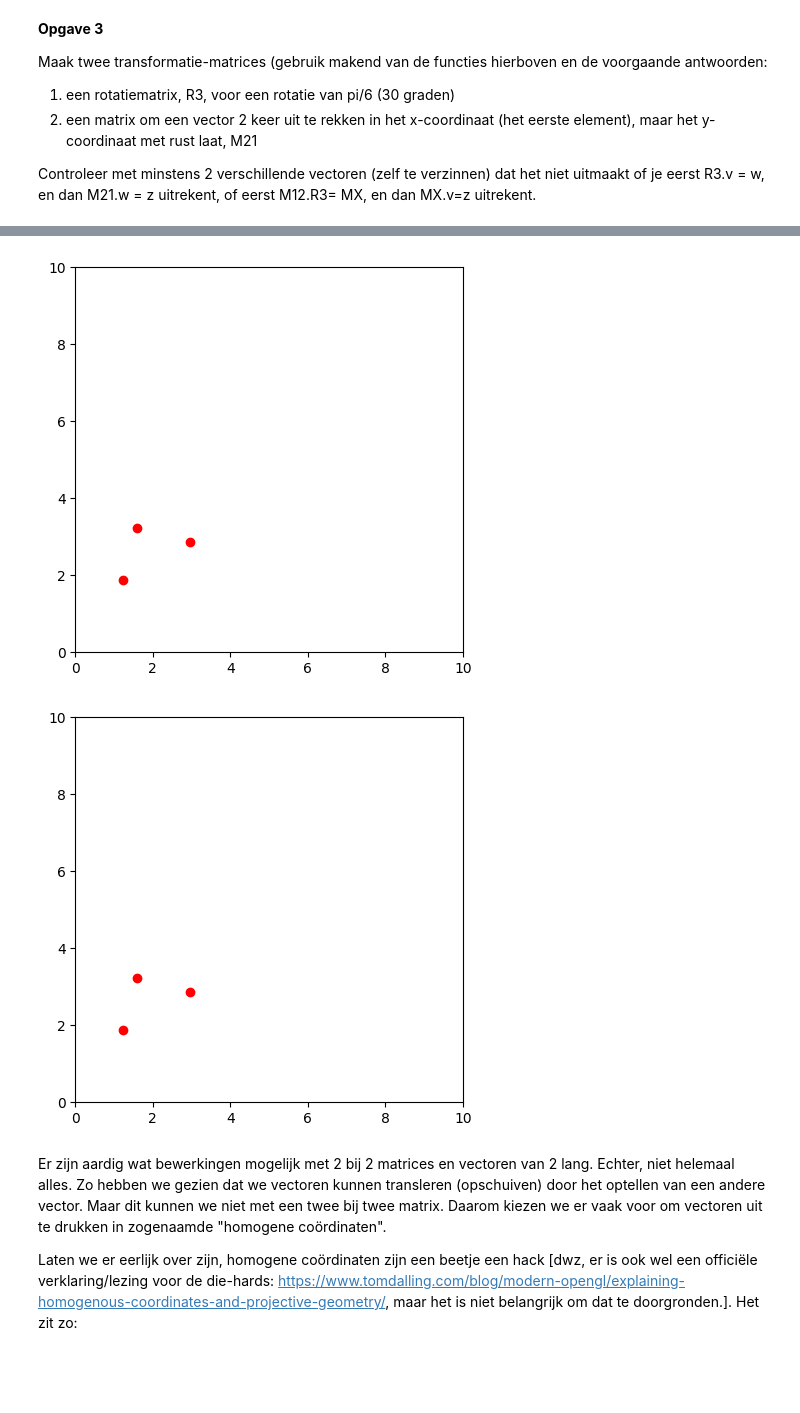
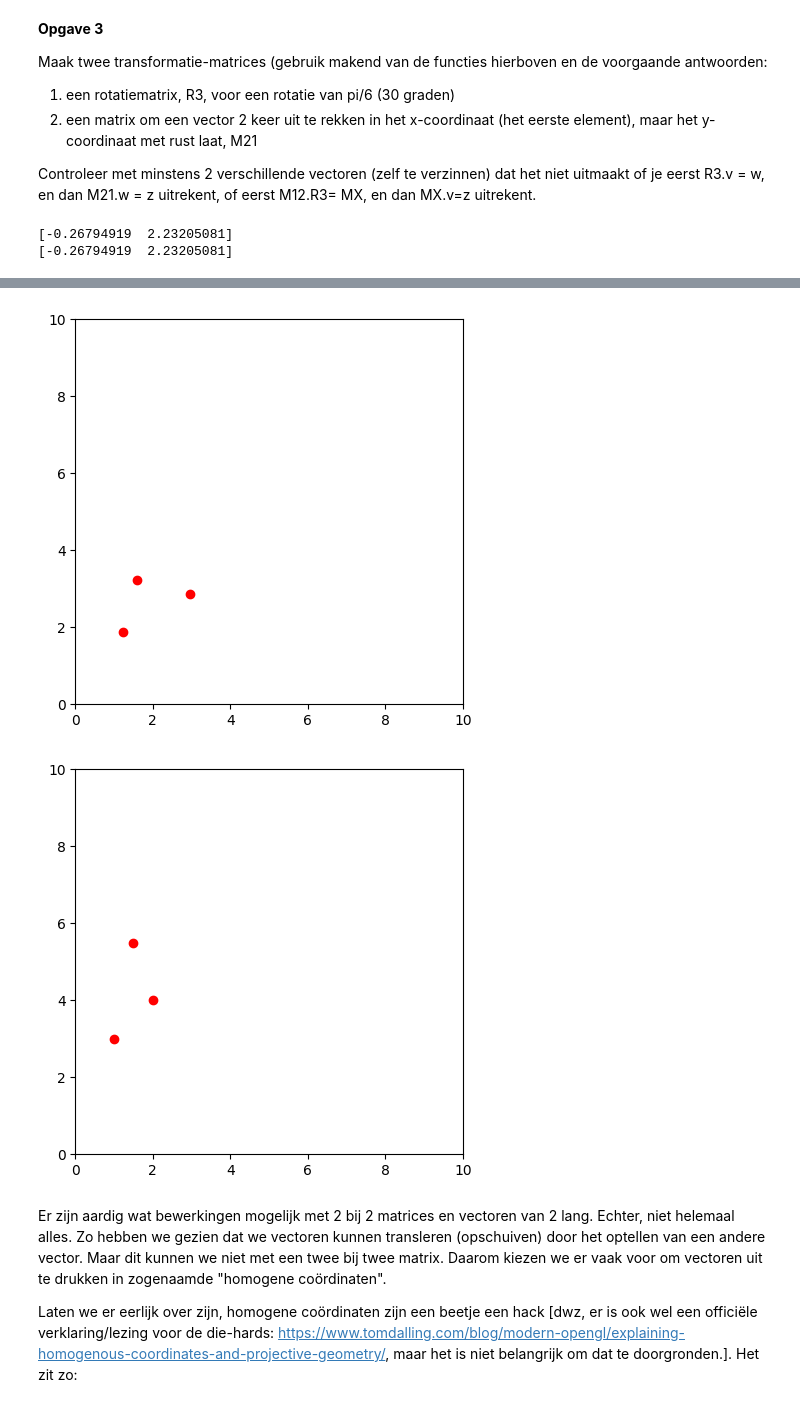
Before and after one commit to SamZand/Vision, a Jupyter notebook: 3 - Mapping en LinAlg/LinAlg Tutorial (2).ipynb, the cells around one changed output, grey strips where cells are left out. Saved outputs shown, nothing was run; the diff lists cells and outputs as text; code cells hidden in the pictures; blank space fills up the shorter version.

```diff
--- a/3 - Mapping en LinAlg/LinAlg Tutorial (2).ipynb
+++ b/3 - Mapping en LinAlg/LinAlg Tutorial (2).ipynb
@@ -262,21 +262,36 @@ Controleer met minstens 2 verschillende vectoren (zelf te verzinnen) dat het nie
 # %%
 #Hier uw antwoord:
 
 r3 = rotationMatrix2D(np.pi/6)
 m21 = np.array([[2,0],[0,1]])
+m12 = np.array([[1,0],[0,2]])
 
-matrix1 = np.dot(r3, m21)
+# vector v
+v = np.array([1, 2])
+
+# eerste volgorde: R3.v, dan M21.w
+w = np.dot(r3, v)
+z1 = np.dot(m21, w)
+
+# tweede volgorde: M21.R3.v
+MX = np.dot(m21, r3)
+z2 = np.dot(MX, v)
+
+print(z1)
+print(z2)
 
 x = applyTransformationToAll(m21, vlist)
 y = applyTransformationToAll(r3, x)
 
 plotPointsOnly(x)
 plotPointsOnly(y)
 plotPointsOnly(applyTransformationToAll(matrix1, vlist))
 # %% [output]
+[-0.26794919  2.23205081]
+[-0.26794919  2.23205081]
 [figure]
 [figure]
-[figure, old version]
+[figure, new version]
 # %% [markdown]
 Er zijn aardig wat bewerkingen mogelijk met 2 bij 2 matrices en vectoren van 2 lang. Echter, niet helemaal alles. Zo hebben we gezien dat we vectoren kunnen transleren (opschuiven) door het optellen van een andere vector. Maar dit kunnen we niet met een twee bij twee matrix. Daarom kiezen we er vaak voor om vectoren uit te drukken in zogenaamde "homogene coördinaten".
 
```
Also changed, not shown: 2 other files.
